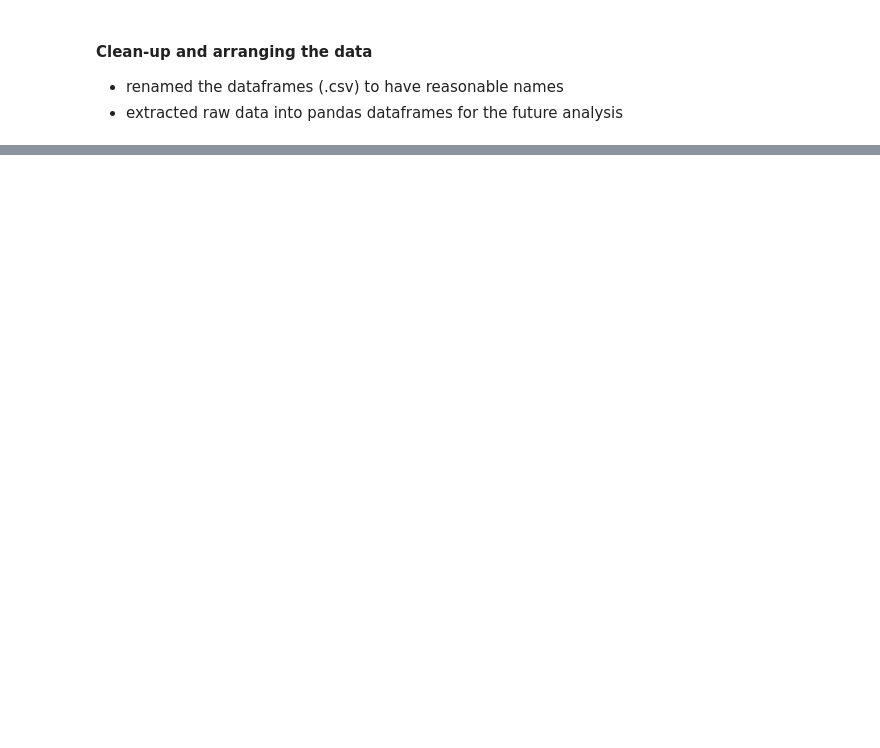
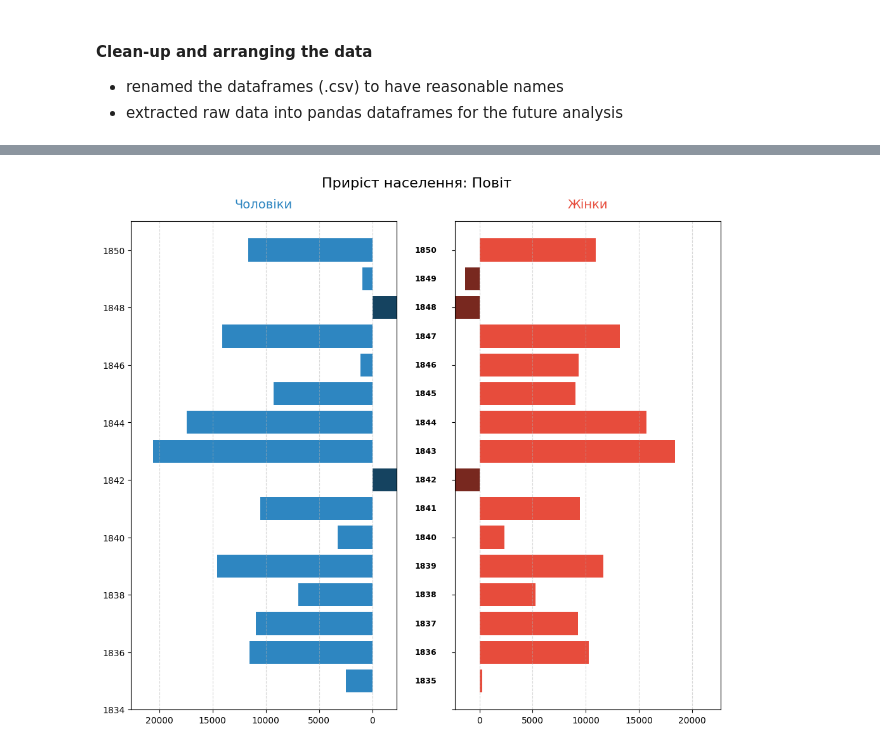
Before and after one commit to hermanhavva/Stat163FinalProject, a Jupyter notebook: final_project.ipynb, the cells around one changed output, grey strips where cells are left out. Saved outputs shown, nothing was run; the diff lists cells and outputs as text; code cells hidden in the pictures; blank space fills up the shorter version.

Commit message:
add first chart whoa

```diff
--- a/final_project.ipynb
+++ b/final_project.ipynb
@@ -337,0 +116,61 @@ Plot generated: sleep_analysis_plot.png
+# %%
+
+
+# Припускаємо, що total_reproduction_df вже створений вашим кодом вище
+# Але для безпеки конвертуємо дані у звичайні float (matplotlib краще працює з numpy масивами, ніж з Int64)
+df_plot = total_reproduction_df['Губернія загалом'].astype(float)
+years = total_reproduction_df.index.values
+
+# Отримуємо дані.
+# Замінюємо NaN на 0, щоб графік не зламався
+males = df_plot['ч'].fillna(0).values
+females = df_plot['ж'].fillna(0).values
+
+# --- Налаштування візуалізації ---
+
+# Створюємо фігуру з 3 частин: (Чоловіки) (Текст років) (Жінки)
+# width_ratios=[1, 0.2, 1] робить середню колонку вузькою
+fig, axes = plt.subplots(ncols=3, sharey=True, figsize=(12, 10),
+                         gridspec_kw={'width_ratios': [1, 0.15, 1], 'wspace': 0.05})
+ax_male, ax_year, ax_female = axes
+
+# --- 1. Графік для Чоловіків (Ліва частина) ---
+# Використовуємо різні кольори для приросту (синій) та спаду (темно-синій)
+colors_male = ['#2E86C1' if x >= 0 else '#154360' for x in males]
+ax_male.barh(years, males, align='center', color=colors_male, height=0.8)
+
+# Інвертуємо вісь X, щоб 0 був праворуч (біля років)
+ax_male.invert_xaxis()
+ax_male.set_title('Чоловіки', fontsize=14, color='#2E86C1', pad=15)
+ax_male.grid(linestyle='--', alpha=0.5, axis='x')
+
+# --- 2. Графік для Жінок (Права частина) ---
+colors_female = ['#E74C3C' if x >= 0 else '#78281F' for x in females]
+ax_female.barh(years, females, align='center', color=colors_female, height=0.8)
+
+# Тут 0 ліворуч (стандартно), тому нічого інвертувати не треба
+ax_female.set_title('Жінки', fontsize=14, color='#E74C3C', pad=15)
+ax_female.grid(linestyle='--', alpha=0.5, axis='x')
+
+# --- 3. Центральна вісь (Роки) ---
+# Вимикаємо рамки та осі для середньої колонки
+ax_year.axis('off')
+
+# Визначаємо межі Y, щоб вони співпадали з даними
+ax_year.set_ylim(min(years) - 1, max(years) + 1)
+
+# Пишемо роки по центру
+for year in years:
+    ax_year.text(0.5, year, str(year), ha='center', va='center', fontsize=9, fontweight='bold')
+
+# --- Фінальні штрихи ---
+# Знаходимо максимальне значення по модулю, щоб зробити графік симетричним
+max_val = max(abs(males).max(), abs(females).max()) * 1.1 # +10% відступу
+ax_male.set_xlim(max_val, -max_val * 0.1) # Трохи місця для від'ємних значень "всередину"
+ax_female.set_xlim(-max_val * 0.1, max_val)
+
+plt.suptitle(f'Приріст населення: {total_reproduction_df.columns.names[0]}', fontsize=16, y=0.95)
+
+plt.show()
+# %% [output]
+[figure, added]
```
Also changed, not shown: parts of 9 cells of this notebook, 6 other files.
